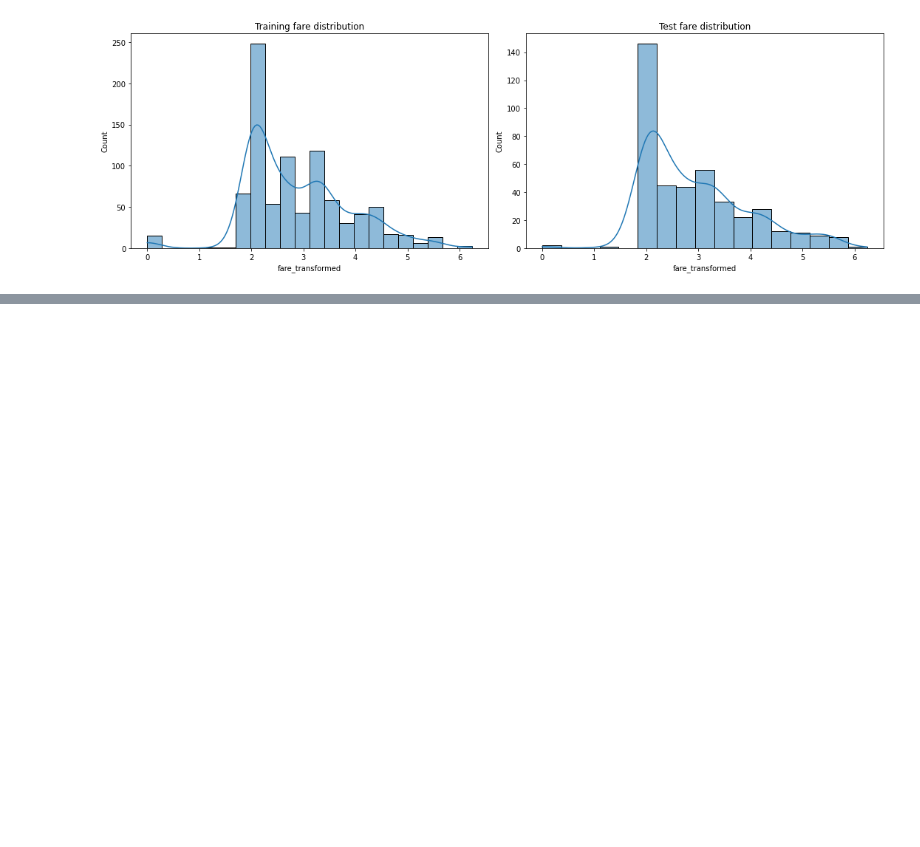
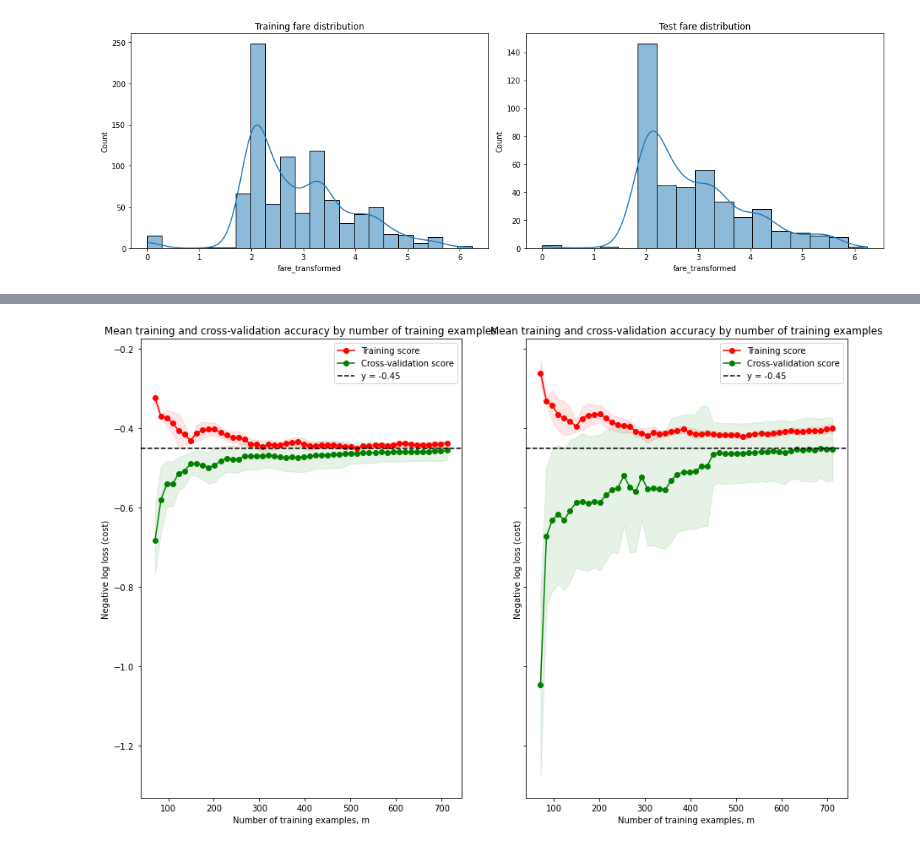
Before and after one commit to mazin-abdelghany/kaggle-learning, a Jupyter notebook: titanic/1_titanic.ipynb, the cells around one changed output, grey strips where cells are left out. Drawn from its saved outputs; the diff is of its cells as text; code cells hidden in the pictures; blank space fills up the shorter version.

Commit message:
Complete feature engineering and predict again; add random forest example

```diff
--- a/titanic/1_titanic.ipynb
+++ b/titanic/1_titanic.ipynb
@@ -955,0 +986,3 @@ plt.tight_layout()
+# %%
+titanic_tree_imputed.drop(columns=['title', 'Fare'], inplace=True)
+titanic_test1_tree.drop(columns=['title', 'Fare'], inplace=True)
@@ -955,0 +1013,90 @@ plt.tight_layout()
+# %%
+train_sizes, train_loss, test_loss = learning_curve(
+        estimator=LogisticRegression(solver='newton-cg', max_iter=100, penalty='none'),
+        X=titanic_tree_imputed,
+        y=train_target_values,
+        scoring='neg_log_loss',
+        cv=None,
+        n_jobs=None,
+        train_sizes=np.linspace(0.1, 1.0, 50),
+        return_times=False
+    )
+
+
+train_loss_mean = np.mean(train_loss, axis=1)
+train_loss_std = np.std(train_loss, axis=1)
+test_loss_mean = np.mean(test_loss, axis=1)
+test_loss_std = np.std(test_loss, axis=1)
+# %%
+fig2, ax = plt.subplots(1,2,figsize=(15, 10), sharey=True)
+
+##############################
+# Before feature engineering #
+##############################
+
+# show the standard deviation error bars for the training error
+ax[0].fill_between(
+    train_sizes,
+    train_loss_mean1 - train_loss_std1,
+    train_loss_mean1 + train_loss_std1,
+    alpha=0.1,
+    color="r",
+)
+
+# show the standard deviation error bars for the testing error
+ax[0].fill_between(
+    train_sizes,
+    test_loss_mean1 - test_loss_std1,
+    test_loss_mean1 + test_loss_std1,
+    alpha=0.1,
+    color="g",
+)
+
+# plot the errors
+ax[0].plot(train_sizes, train_loss_mean1, "o-", color="r", label="Training score")
+ax[0].plot(train_sizes, test_loss_mean1, "o-", color="g", label="Cross-validation score")
+ax[0].axhline(y=-0.45, color='black', linestyle='--', label='y = -0.45')
+
+# label the plot
+ax[0].set_title('Mean training and cross-validation accuracy by number of training examples')
+ax[0].set_ylabel('Negative log loss (cost)')
+ax[0].set_xlabel('Number of training examples, m')
+
+# set the legend location
+ax[0].legend(loc="best")
+
+#############################
+# After feature engineering #
+#############################
+
+# show the standard deviation error bars for the training error
+ax[1].fill_between(
+    train_sizes,
+    train_loss_mean - train_loss_std,
+    train_loss_mean + train_loss_std,
+    alpha=0.1,
+    color="r",
+)
+
+# show the standard deviation error bars for the testing error
+ax[1].fill_between(
+    train_sizes,
+    test_loss_mean - test_loss_std,
+    test_loss_mean + test_loss_std,
+    alpha=0.1,
+    color="g",
+)
+
+# plot the errors
+ax[1].plot(train_sizes, train_loss_mean, "o-", color="r", label="Training score")
+ax[1].plot(train_sizes, test_loss_mean, "o-", color="g", label="Cross-validation score")
+ax[1].axhline(y=-0.45, color='black', linestyle='--', label='y = -0.45')
+
+# label the plot
+ax[1].set_title('Mean training and cross-validation accuracy by number of training examples')
+ax[1].set_ylabel('Negative log loss (cost)')
+ax[1].set_xlabel('Number of training examples, m')
+
+# set the legend location
+ax[1].legend(loc="best")
+# %% [output]
@@ -955,0 +1104 @@ plt.tight_layout()
+[figure, added]
```
Also changed, not shown: parts of 34 cells of this notebook.
